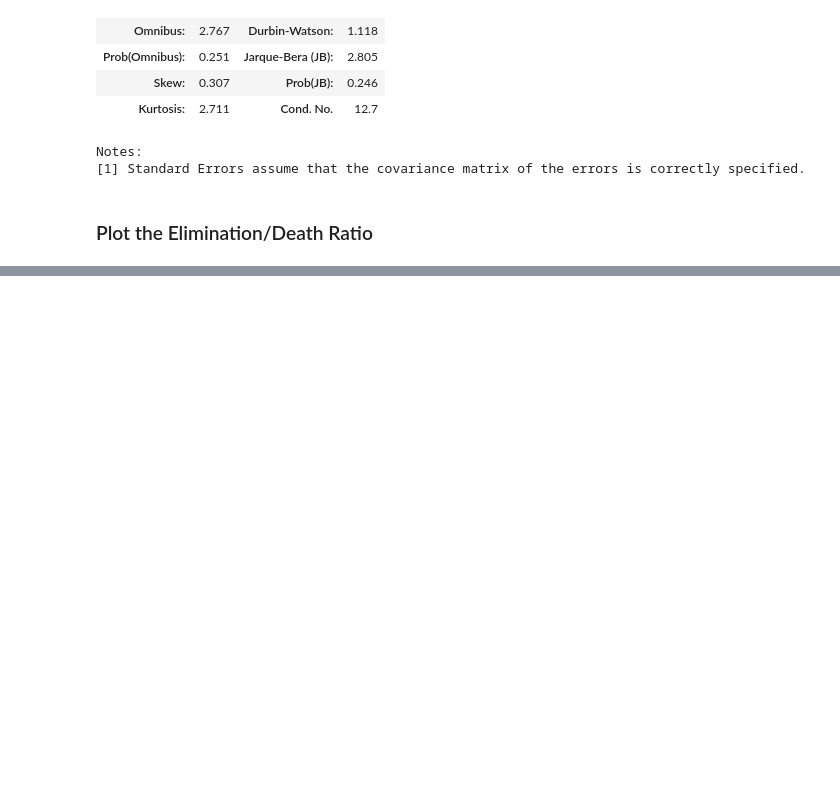
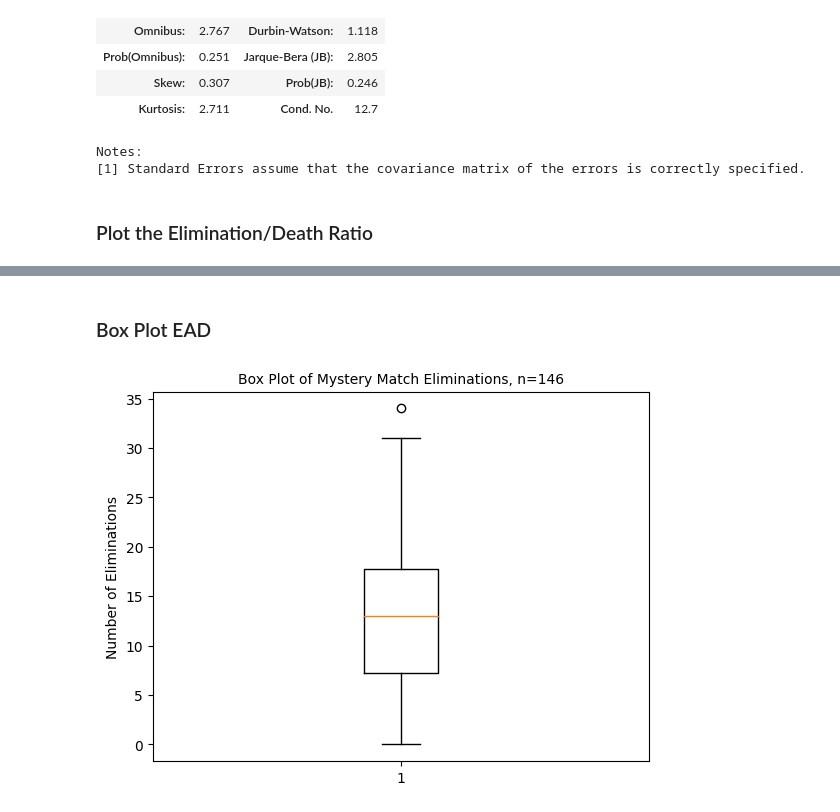
Before and after one commit to ddxbugs/owl-trainer, a Jupyter notebook: mystery.ipynb, the cells around one changed output, grey strips where cells are left out. Saved outputs shown, nothing was run; the diff lists cells and outputs as text; code cells hidden in the pictures; blank space fills up the shorter version.

```diff
--- a/mystery.ipynb
+++ b/mystery.ipynb
@@ -87,0 +91,10 @@ plt.show()
+# %% [markdown]
+### Box Plot EAD
+# %%
+bp1 = data['Elimination']
+plt.boxplot(bp1)
+plt.title('Box Plot of Mystery Match Eliminations, n=146', fontsize=10)
+plt.ylabel('Number of Eliminations', fontsize=10)
+plt.show()
+# %% [output]
+[figure, added]
```
Also changed, not shown: parts of 6 cells of this notebook.
